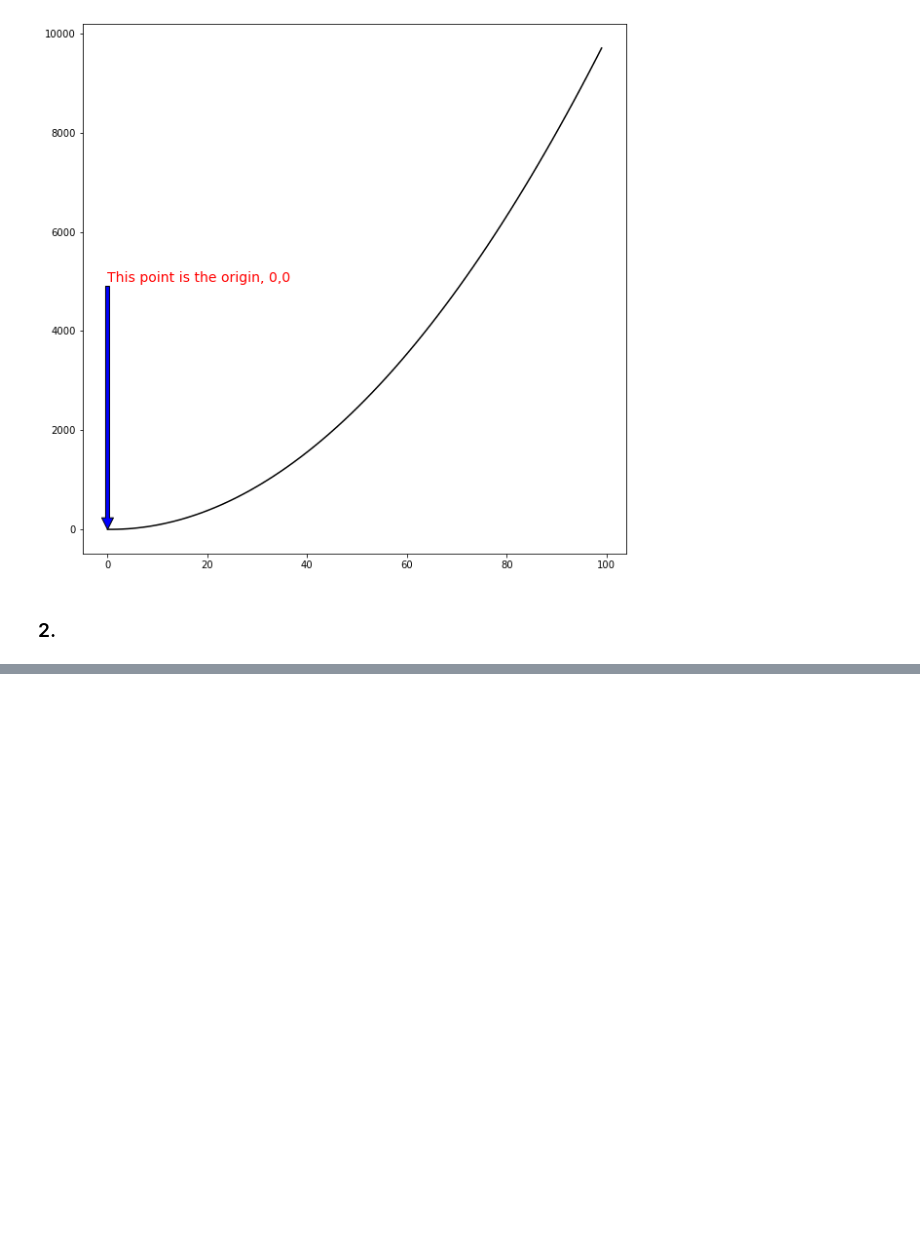
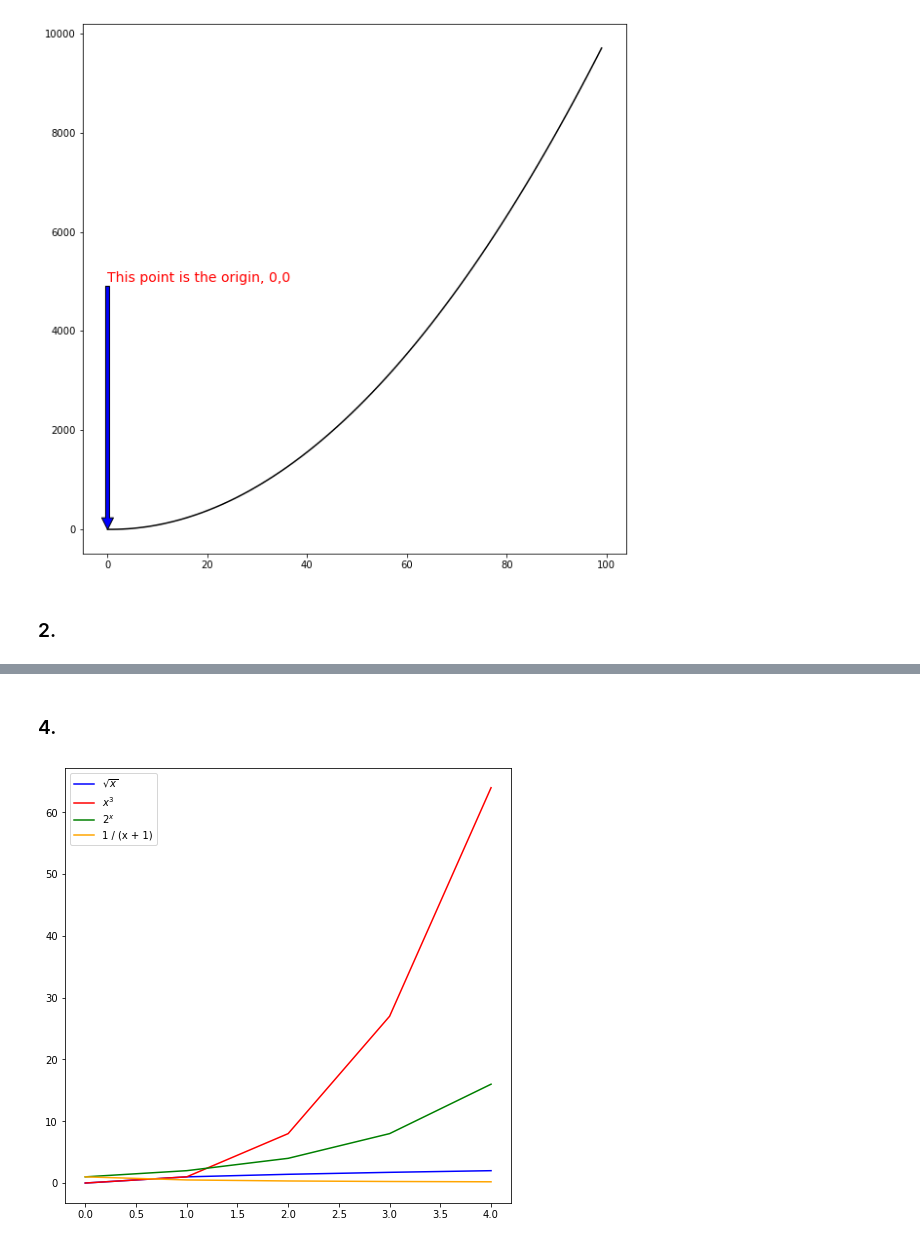
Before and after one commit to wheelerjoshua/numpy-pandas-visualization-exercises, a Jupyter notebook: matplotlib_exercises.ipynb, the cells around one changed output, grey strips where cells are left out. Drawn from its saved outputs; the diff is of its cells as text; code cells hidden in the pictures; blank space fills up the shorter version.

```diff
--- a/matplotlib_exercises.ipynb
+++ b/matplotlib_exercises.ipynb
@@ -59,0 +107,28 @@ Text(0, 0.5, 'y = 1/(x + 1)')
+# %% [markdown]
+### 4.
+# %%
+# Establish figure
+plt.figure(figsize=(8,8))
+
+# Plotting functions on the same axes
+plt.plot(x,y1, color = 'b',
+        label = '$\sqrt{x}$')
+
+
+plt.plot(x,y2, color = 'r',
+        label = '$x^3$')
+
+
+plt.plot(x,y3, color = 'g',
+        label = '$2^x$')
+
+
+plt.plot(x,y4, color = 'orange',
+         label = '1 / (x + 1)')
+#        label = "$\frac{1}{(x + 1)$")
+# $\frac$ causes an error
+
+# Plot legend
+plt.legend();
+# %% [output]
+[figure, added]
```
Also changed, not shown: parts of 4 cells of this notebook, 1 other file.
